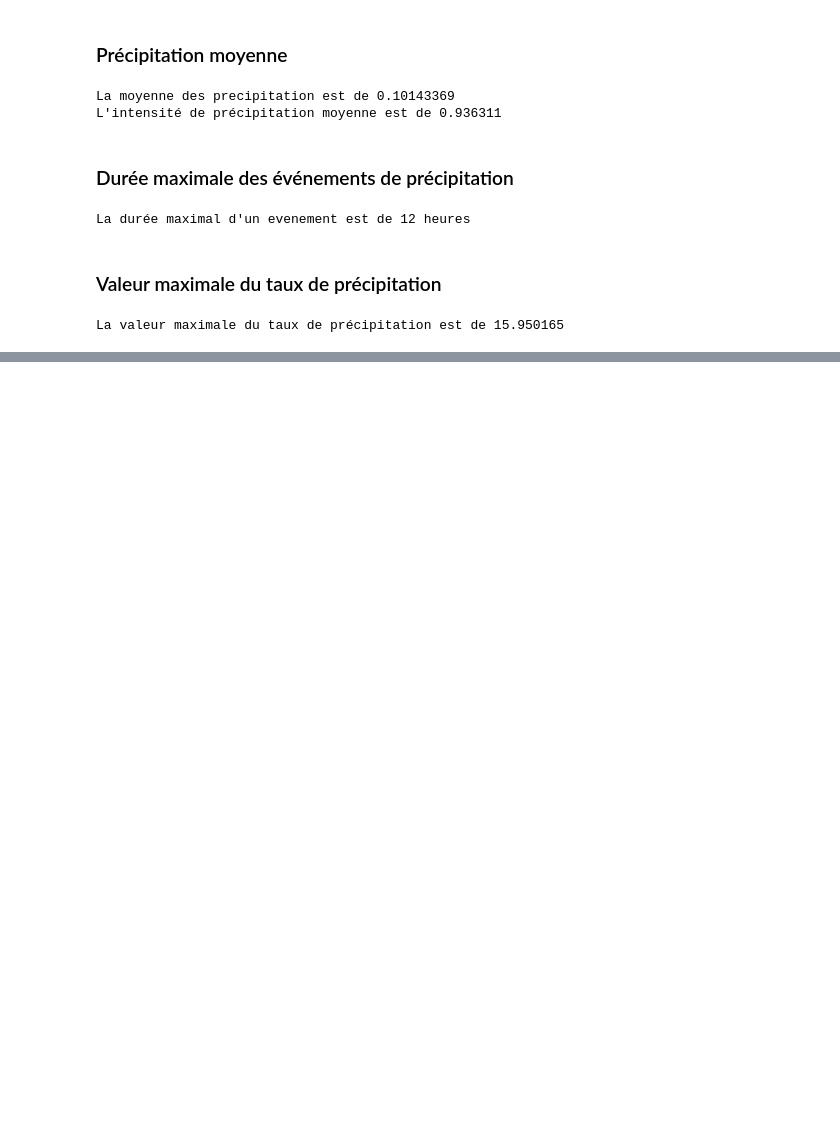
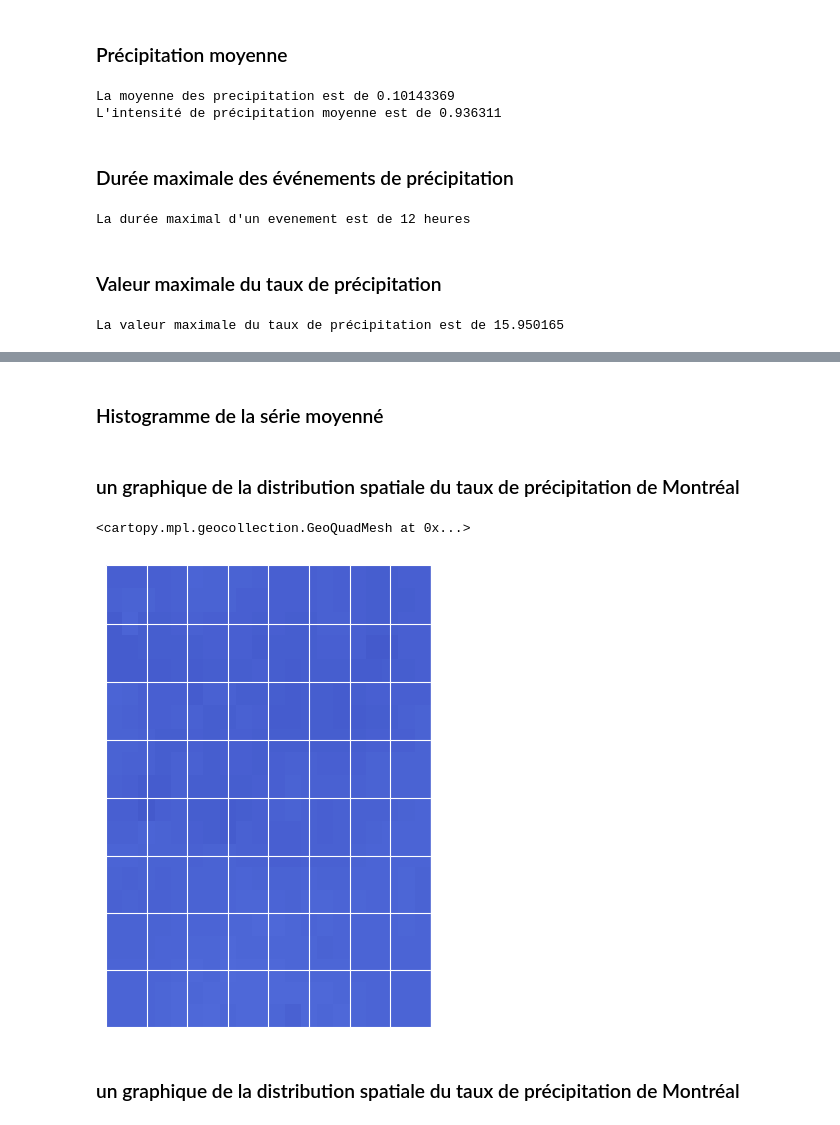
Before and after one commit to Maina-3/laboratoire3, a Jupyter notebook: experience1.ipynb, the cells around one changed output, grey strips where cells are left out. Saved outputs shown, nothing was run; the diff lists cells and outputs as text; code cells hidden in the pictures; blank space fills up the shorter version.

```diff
--- a/experience1.ipynb
+++ b/experience1.ipynb
@@ -117,7 +117,9 @@ La valeur maximale du taux de précipitation est de 23.248617
 ### Série temporelle
 # %%
 # Créé une liste avec les précipitations à la position selectionné au point de grille le plus proche
-Serie_Montreal = ds_i['precipitationCal'].sel(lat=45.5, lon=-73.5, method='nearest').values
+lat_mtl=45.5
+lon_mtl=-73.5
+Serie_Montreal = ds_i['precipitationCal'].sel(lat=lat_mtl, lon=lon_mtl, method='nearest').values
 #Création de la série temporelle
 fig,ax = plt.subplots(figsize=(12,3))
 ax.plot(temps,Serie_Montreal)
@@ -341,0 +398,16 @@ La valeur maximale du taux de précipitation est de 15.950165
+# %% [markdown]
+### Histogramme de la série moyenné
+# %% [markdown]
+###  un graphique de la distribution spatiale du taux de précipitation de Montréal
+# %%
+plt.figure(figsize=(6, 6))
+ax = plt.axes(projection=ccrs.Mercator(central_longitude=lat_mtl))
+ax.set_extent([lon_mtl - 1, lon_mtl + 1, lat_mtl - 1, lat_mtl + 1], crs=ccrs.PlateCarree())
+ax.coastlines(resolution='110m')
+ax.gridlines()
+ax.pcolormesh(x,y,Serie_nov_moyenne,vmin=0,vmax=5,transform=ccrs.PlateCarree(),shading='nearest',cmap='coolwarm')
+# %% [output]
+<cartopy.mpl.geocollection.GeoQuadMesh at 0x...>
+[figure, added]
+# %% [markdown]
+###  un graphique de la distribution spatiale du taux de précipitation de Montréal
```
Also changed, not shown: parts of 11 cells of this notebook.
